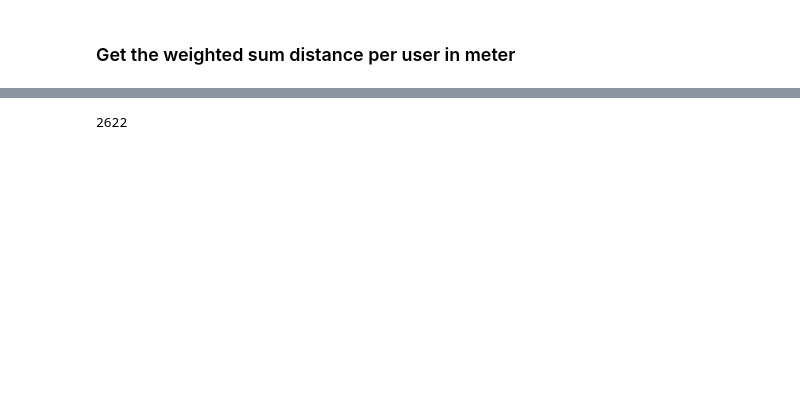
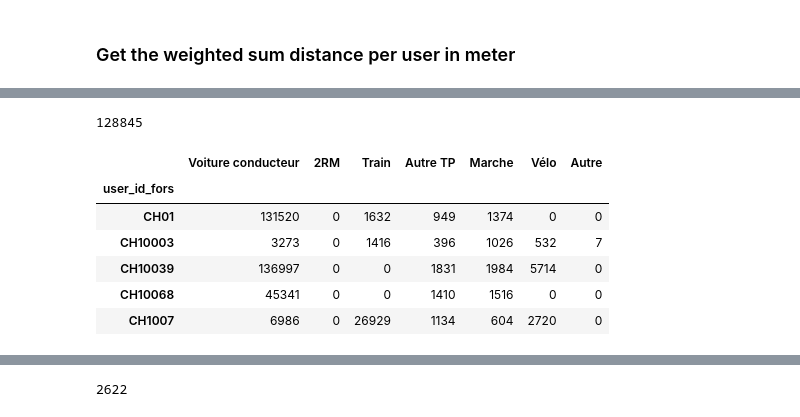
Before and after one commit to meschultheiss/Feuille-de-route-GPS, a Jupyter notebook: Notebooks/module1_v4.ipynb, the cells around one changed output, grey strips where cells are left out. Saved outputs shown, nothing was run; the diff lists cells and outputs as text; code cells hidden in the pictures; blank space fills up the shorter version.

Commit message:
deal with condition issue in functions to get sample of pop and add signal loss

```diff
--- a/Notebooks/module1_v4.ipynb
+++ b/Notebooks/module1_v4.ipynb
@@ -353,20 +353,3 @@ def calculate_dmd(legs_nogeom, usr_stats, KT, weight, period_of_tracking, visito
     sum_mode_per_user_w = sum_mode_per_user.mul(sum_mode_per_user.index.map(weight_mapping), axis=0).div(sum_mode_per_user.index.map(active_days_mapping), axis=0).dropna()
 
     return sum_mode_per_user_w.astype(int)
-# %%
-# Possible values: 'GE', 'VD', 'Tous'
-KT = 'Tous'
-# Possible values: 'wgt_agg_trim_gps', 'wgt_cant_gps', 'wgt_agg_gps', 'wgt_cant_trim_gps', 'Aucun'
-weight = 'wgt_agg_trim_gps'
-
-# Selecting the period of tracking for user activities
-# Possible values: 'active_days_count', 'days_with_track'
-period_of_tracking = 'active_days_count'
-
-visitors = True
-airplane = False
-remove_signal_loss = False
-dmd = calculate_dmd(legs_nogeometry, usr_stats, KT, weight,
-              period_of_tracking, visitors, airplane,remove_signal_loss)
-
-dmd
@@ -453,0 +356,20 @@ def dmd_aggreg_modes(dmd, level):
+# %%
+# IMPORTANT Check if conditions work well
+
+KT = 'GE'
+visitors = True
+# Setting the condition based on the value of KT
+KT_condition = (legs_nogeometry['KT_home_survey'] == KT) if KT != 'Tous' else np.full(len(legs_nogeometry), True)
+
+# Setting the visit condition if visitors are considered
+visit_condition = (legs_nogeometry['activity_in_KT'] == KT) if visitors else None
+
+# Applying conditions and computing daily modal distances
+if visitors:
+    dmd_condition = KT_condition | visit_condition
+else:
+    dmd_condition = KT_condition
+
+len(legs_nogeometry.loc[dmd_condition])
+# %% [output]
+128845
@@ -454,2 +442,26 @@ def dmd_aggreg_modes(dmd, level):
 # %%
-dmd_aggreg_modes(dmd, level='Niveau 1').head(10)
+# Possible values: 'GE', 'VD', 'Tous'
+KT = 'Tous'
+# Possible values: 'wgt_agg_trim_gps', 'wgt_cant_gps', 'wgt_agg_gps', 'wgt_cant_trim_gps', 'Aucun'
+weight = 'wgt_agg_trim_gps'
+
+# Selecting the period of tracking for user activities
+# Possible values: 'active_days_count', 'days_with_track'
+period_of_tracking = 'active_days_count'
+
+visitors = False
+airplane = False
+incl_signal_loss = True
+dmd = calculate_dmd(legs_nogeometry, usr_stats, KT, weight,
+              period_of_tracking, visitors, airplane,incl_signal_loss)
+
+dist_user_id_day = dmd_aggreg_modes(dmd, level='Niveau 1')
+dist_user_id_day.head()
+# %% [output]
+|  | Voiture conducteur | 2RM | Train | Autre TP | Marche | Vélo | Autre |
+| user_id_fors |  |  |  |  |  |  |  |
+| CH01 | 131520 | 0 | 1632 | 949 | 1374 | 0 | 0 |
+| CH10003 | 3273 | 0 | 1416 | 396 | 1026 | 532 | 7 |
+| CH10039 | 136997 | 0 | 0 | 1831 | 1984 | 5714 | 0 |
+| CH10068 | 45341 | 0 | 0 | 1410 | 1516 | 0 | 0 |
+| CH1007 | 6986 | 0 | 26929 | 1134 | 604 | 2720 | 0 |
```
Also changed, not shown: parts of 10 cells of this notebook, 2 other files.
